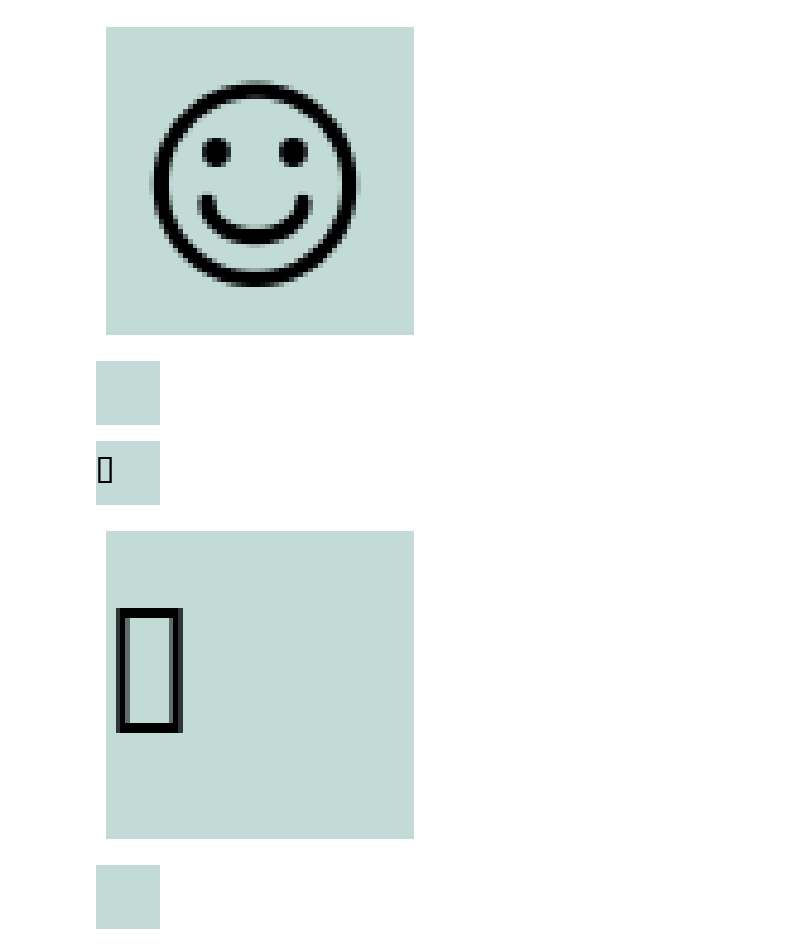
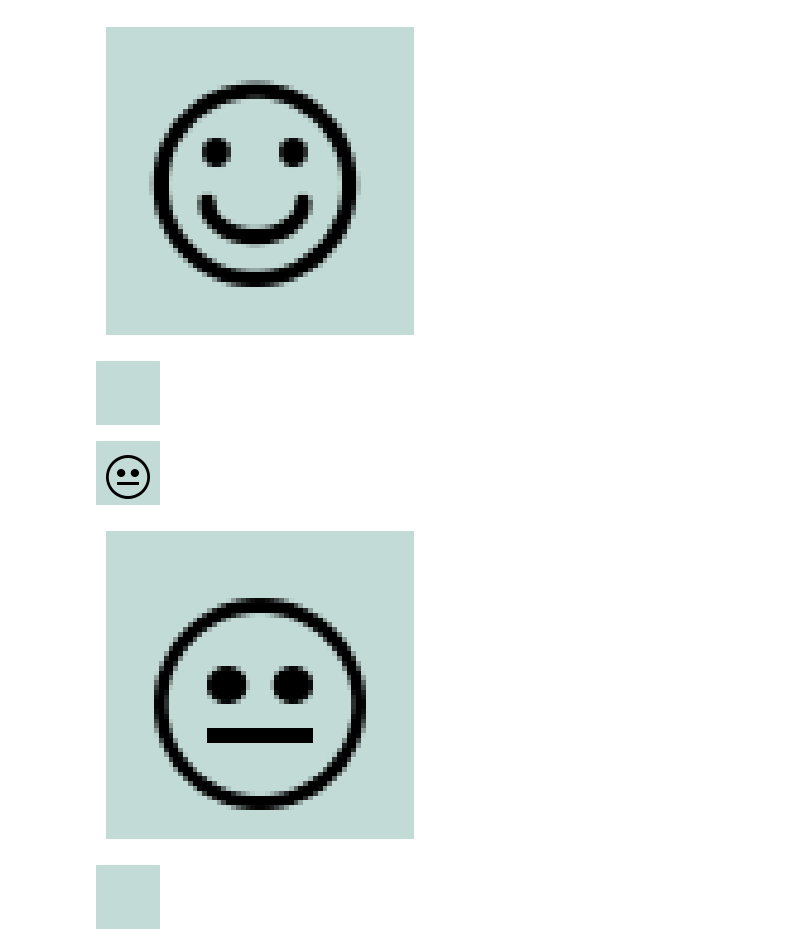
Before and after one commit to CodeSolutions2/learning_react, a Jupyter notebook: Untitled.ipynb, the cells around one changed output. Cells and saved outputs as stored; diff of their text form; code cells hidden in the pictures.

```diff
--- a/Untitled.ipynb
+++ b/Untitled.ipynb
@@ -24,7 +24,8 @@ def create_a_background(rgb_value, save_img_name, phrase, dict_font):
     # Add text to the image
     img = Image.open(f"/workspaces/codespaces_setup/{save_img_name}.png")
     draw = ImageDraw.Draw(img)
-    font = ImageFont.truetype('/workspaces/codespaces_setup/wingdings-regular.ttf', fontsize)
+    # font = ImageFont.truetype('/workspaces/codespaces_setup/FreeMono.ttf', fontsize)
+    font = ImageFont.truetype('/workspaces/codespaces_setup/emoticons.ttf', fontsize)
 
     draw.text((font_startfromleft, font_startfromtop), phrase, font=font, fill=(0,0,0))
 
@@ -60,15 +61,16 @@ phrase: ☺
 # %%
 # Neutral sentiment
 phrase = '¹_¹'
 phrase = '😐︎'
-dict_font = {'fontsize': 36, 'startfromleft': 0, 'startfromtop': 9}
+phrase = 'C'
+dict_font = {'fontsize': 55, 'startfromleft': 10, 'startfromtop': 5}
 save_img_name = "neutral_sentiment"
 rgb_value = 195, 219, 215
 create_a_background(rgb_value, save_img_name, phrase, dict_font)
 # %% [output]
 [figure]
-[figure, old version]
+[figure, new version]
-[figure, old version]
+[figure, new version]
 # %%
 # Negative sentiment
 phrase = '☹'
```
Also changed, not shown: parts of 3 cells of this notebook, 1 other file.
